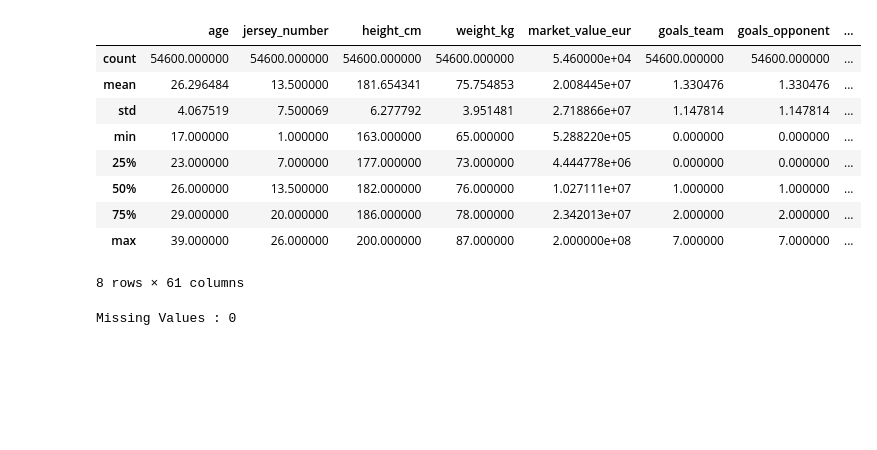
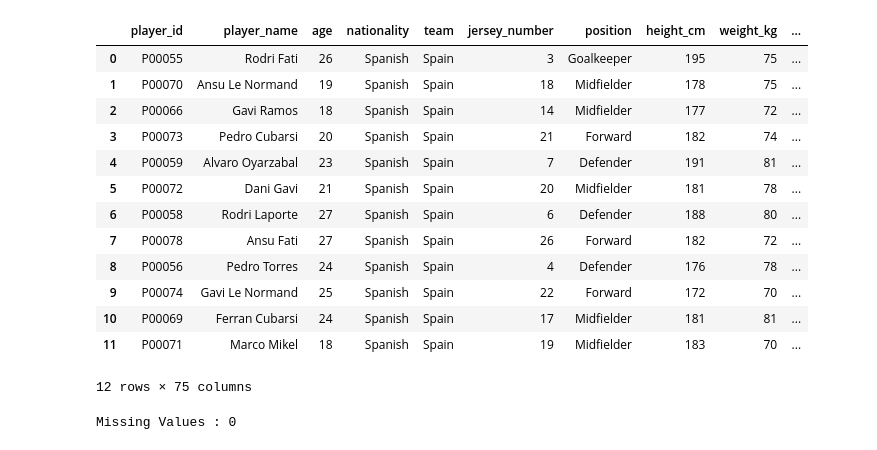
Before and after one commit to tiopramana/machine_learning, a Jupyter notebook: Project/Fifa_World_Cup/main.ipynb, the cells around one changed output. Drawn from its saved outputs; the diff is of its cells as text; code cells hidden in the pictures; blank space fills up the shorter version.

```diff
--- a/Project/Fifa_World_Cup/main.ipynb
+++ b/Project/Fifa_World_Cup/main.ipynb
@@ -14,20 +17,24 @@ from sklearn.linear_model import LinearRegression
 # %%
 data_path = "fifa_world_cup_2026_player_performance.csv"
 
 df = pd.read_csv(data_path)
 
-df.describe()
+df.head(12)
 # %% [output]
-|  | age | jersey_number | height_cm | weight_kg | market_value_eur | goals_team | goals_opponent | ... |
-| count | 54600.000000 | 54600.000000 | 54600.000000 | 54600.000000 | 5.460000e+04 | 54600.000000 | 54600.000000 | ... |
-| mean | 26.296484 | 13.500000 | 181.654341 | 75.754853 | 2.008445e+07 | 1.330476 | 1.330476 | ... |
-| std | 4.067519 | 7.500069 | 6.277792 | 3.951481 | 2.718866e+07 | 1.147814 | 1.147814 | ... |
-| min | 17.000000 | 1.000000 | 163.000000 | 65.000000 | 5.288220e+05 | 0.000000 | 0.000000 | ... |
-| 25% | 23.000000 | 7.000000 | 177.000000 | 73.000000 | 4.444778e+06 | 0.000000 | 0.000000 | ... |
-| 50% | 26.000000 | 13.500000 | 182.000000 | 76.000000 | 1.027111e+07 | 1.000000 | 1.000000 | ... |
-| 75% | 29.000000 | 20.000000 | 186.000000 | 78.000000 | 2.342013e+07 | 2.000000 | 2.000000 | ... |
-| max | 39.000000 | 26.000000 | 200.000000 | 87.000000 | 2.000000e+08 | 7.000000 | 7.000000 | ... |
+|  | player_id | player_name | age | nationality | team | jersey_number | position | height_cm | weight_kg | ... |
+| 0 | P00055 | Rodri Fati | 26 | Spanish | Spain | 3 | Goalkeeper | 195 | 75 | ... |
+| 1 | P00070 | Ansu Le Normand | 19 | Spanish | Spain | 18 | Midfielder | 178 | 75 | ... |
+| 2 | P00066 | Gavi Ramos | 18 | Spanish | Spain | 14 | Midfielder | 177 | 72 | ... |
+| 3 | P00073 | Pedro Cubarsi | 20 | Spanish | Spain | 21 | Forward | 182 | 74 | ... |
+| 4 | P00059 | Alvaro Oyarzabal | 23 | Spanish | Spain | 7 | Defender | 191 | 81 | ... |
+| 5 | P00072 | Dani Gavi | 21 | Spanish | Spain | 20 | Midfielder | 181 | 78 | ... |
+| 6 | P00058 | Rodri Laporte | 27 | Spanish | Spain | 6 | Defender | 188 | 80 | ... |
+| 7 | P00078 | Ansu Fati | 27 | Spanish | Spain | 26 | Forward | 182 | 72 | ... |
+| 8 | P00056 | Pedro Torres | 24 | Spanish | Spain | 4 | Defender | 176 | 78 | ... |
+| 9 | P00074 | Gavi Le Normand | 25 | Spanish | Spain | 22 | Forward | 172 | 70 | ... |
+| 10 | P00069 | Ferran Cubarsi | 24 | Spanish | Spain | 17 | Midfielder | 181 | 81 | ... |
+| 11 | P00071 | Marco Mikel | 18 | Spanish | Spain | 19 | Midfielder | 183 | 70 | ... |
-8 rows × 61 columns
+12 rows × 75 columns
 # %%
 # Checking missing values or null data
 
```
Also changed, not shown: parts of 10 cells of this notebook, 1 other file.
